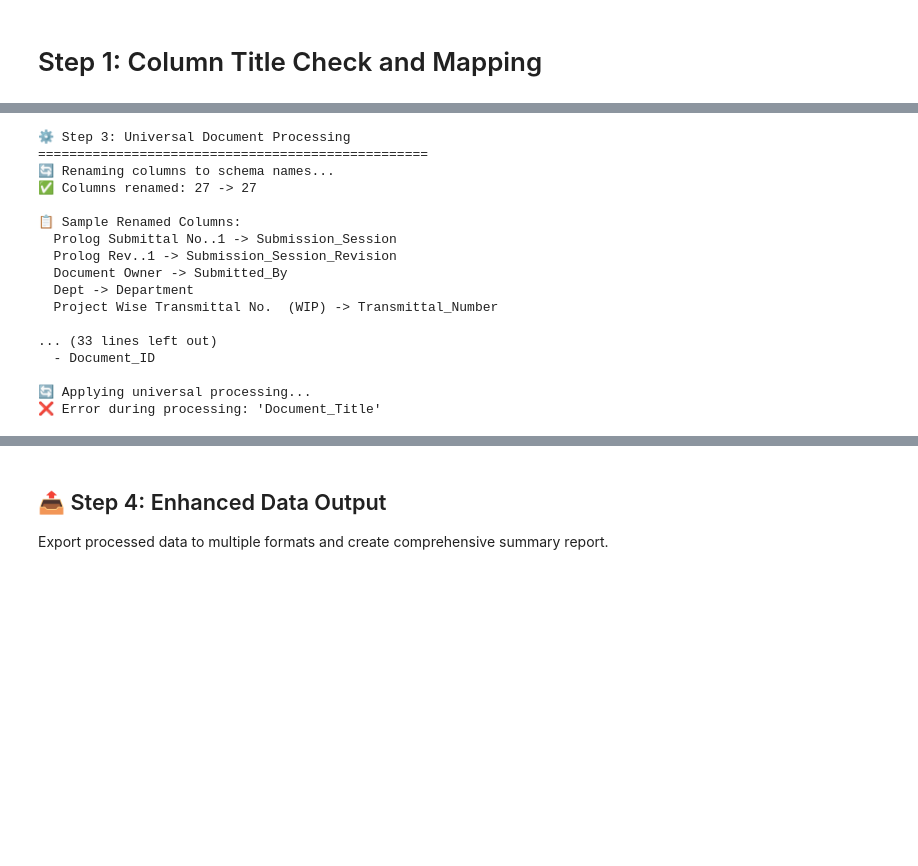
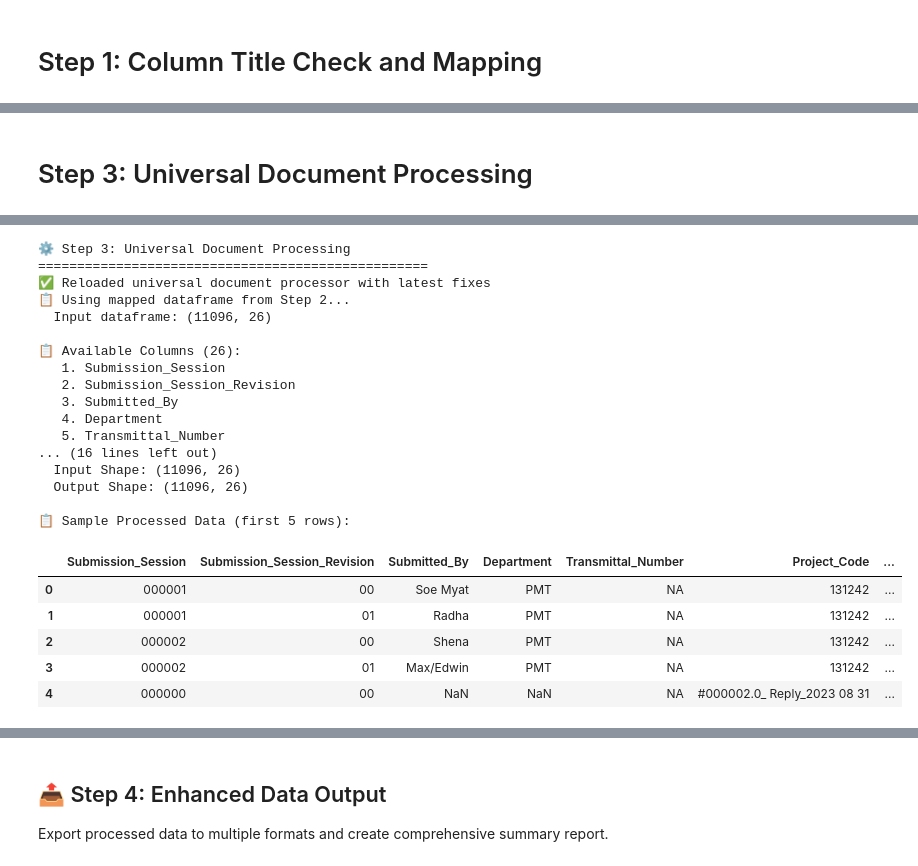
Before and after one commit to chinwarsoon/Engineering-and-Design, a Jupyter notebook: dcc/workflow/dcc_register_main.ipynb, the cells around one changed output, grey strips where cells are left out. Saved outputs shown, nothing was run; the diff lists cells and outputs as text; code cells hidden in the pictures; blank space fills up the shorter version.

Commit message:
checked processing

```diff
--- a/dcc/workflow/dcc_register_main.ipynb
+++ b/dcc/workflow/dcc_register_main.ipynb
@@ -547,35 +904,33 @@ except Exception as e:
+# %% [markdown]
+# Step 3: Universal Document Processing
 # %%
 # Apply universal document processing
 print("\n⚙️ Step 3: Universal Document Processing")
 print("=" * 50)
 
 try:
-    # Step 1: Rename DataFrame columns to schema names
-    print("🔄 Renaming columns to schema names...")
+    # Force reload the processor module to get the latest fixes
+    import importlib
+    import universal_document_processor
+    importlib.reload(universal_document_processor)
+    from universal_document_processor import UniversalDocumentProcessor
 
-    # Import the updated module to ensure we have the latest version
-    import importlib
-    import universal_column_mapper
-    importlib.reload(universal_column_mapper)
-    from universal_column_mapper import UniversalColumnMapper
+    # Recreate processor with updated module
+    processor = UniversalDocumentProcessor()
+    processor.schema_file = str(schema_path)
+    processor.load_schema()
+    print("✅ Reloaded universal document processor with latest fixes")
 
-    # Recreate mapper with updated class
-    mapper = UniversalColumnMapper()
-    mapper.load_main_schema(schema_path)
+    # Use df_renamed from Step 2 (already mapped)
+    print("📋 Using mapped dataframe from Step 2...")
+    print(f"  Input dataframe: {df_renamed.shape}")
 
-    # Now rename columns
-    df_renamed = mapper.rename_dataframe_columns(df_raw, mapping_result)
-    print(f"✅ Columns renamed: {len(df_raw.columns)} -> {len(df_renamed.columns)}")
-
-    # Show sample of renamed columns
-    print("\n📋 Sample Renamed Columns:")
-    for i, (old, new) in enumerate(zip(df_raw.columns[:5], df_renamed.columns[:5])):
-        print(f"  {old} -> {new}")
-
-    # Show all available columns
-    print(f"\n📋 All Available Columns ({len(df_renamed.columns)}):")
-    for i, col in enumerate(df_renamed.columns):
+    # Show sample of columns
+    print(f"\n📋 Available Columns ({len(df_renamed.columns)}):")
+    for i, col in enumerate(df_renamed.columns[:10]):
         print(f"  {i+1:2d}. {col}")
+    if len(df_renamed.columns) > 10:
+        print(f"  ... and {len(df_renamed.columns) - 10} more columns")
 
     # Check for missing Document_Title column
     if 'Document_Title' not in df_renamed.columns:
@@ -584,13 +939,12 @@ try:
         for col in similar_cols:
             print(f"  - {col}")
 
-    # Step 2: Process data with universal processor
+    # Process data with universal processor
     print("\n🔄 Applying universal processing...")
     df_processed = processor.process_data(df_renamed)
 
     print(f"\n📊 Processing Results:")
-    print(f"  Input Shape: {df_raw.shape}")
-    print(f"  Renamed Shape: {df_renamed.shape}")
+    print(f"  Input Shape: {df_renamed.shape}")
     print(f"  Output Shape: {df_processed.shape}")
 
     # Show sample of processed data
@@ -675,17 +1029,23 @@ INFO:universal_document_processor:Applied forward fill for Submitted_By: strateg
 ⚙️ Step 3: Universal Document Processing
 ==================================================
-🔄 Renaming columns to schema names...
-✅ Columns renamed: 27 -> 27
+✅ Reloaded universal document processor with latest fixes
+📋 Using mapped dataframe from Step 2...
+  Input dataframe: (11096, 26)
 
-📋 Sample Renamed Columns:
-  Prolog Submittal No..1 -> Submission_Session
-  Prolog Rev..1 -> Submission_Session_Revision
-  Document Owner -> Submitted_By
-  Dept -> Department
-  Project Wise Transmittal No.  (WIP) -> Transmittal_Number
+📋 Available Columns (26):
+   1. Submission_Session
+   2. Submission_Session_Revision
+   3. Submitted_By
+   4. Department
+   5. Transmittal_Number
+... (16 lines left out)
+  Input Shape: (11096, 26)
+  Output Shape: (11096, 26)
 
-... (33 lines left out)
-  - Document_ID
-
-🔄 Applying universal processing...
-❌ Error during processing: 'Document_Title'
+📋 Sample Processed Data (first 5 rows):
+|  | Submission_Session | Submission_Session_Revision | Submitted_By | Department | Transmittal_Number | Project_Code | ... |
+| 0 | 000001 | 00 | Soe Myat | PMT | NA | 131242 | ... |
+| 1 | 000001 | 01 | Radha | PMT | NA | 131242 | ... |
+| 2 | 000002 | 00 | Shena | PMT | NA | 131242 | ... |
+| 3 | 000002 | 01 | Max/Edwin | PMT | NA | 131242 | ... |
+| 4 | 000000 | 00 | NaN | NaN | NA | #000002.0_ Reply_2023 08 31 | ... |
```
Also changed, not shown: parts of 5 cells of this notebook, 5 other files.
